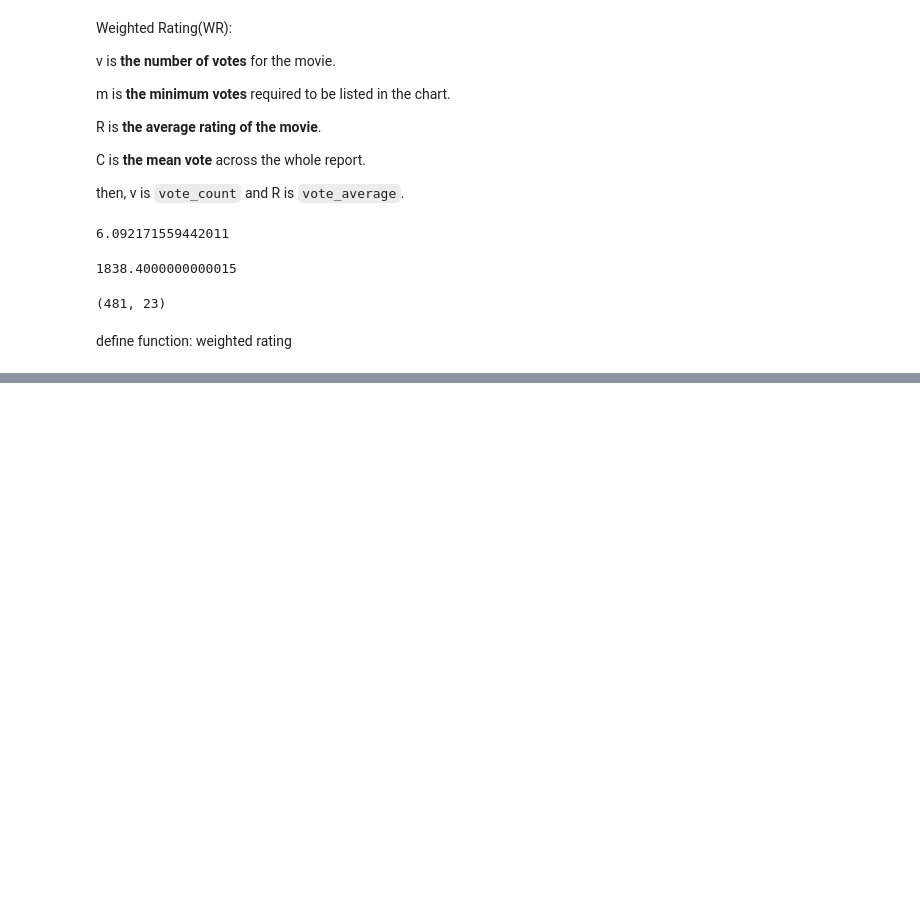
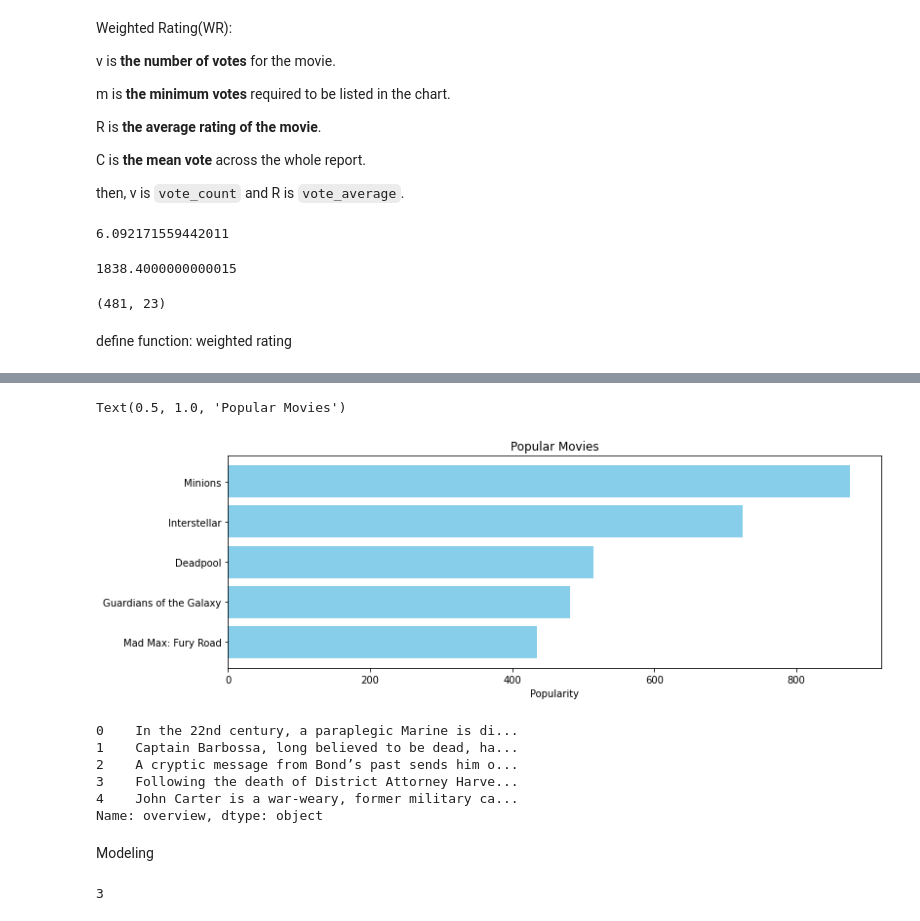
Before and after one commit to yk-Jeong/sourcecode_copy, a Jupyter notebook: 5th_study_movie_recommendation_system.ipynb, the cells around one changed output, grey strips where cells are left out. Saved outputs shown, nothing was run; the diff lists cells and outputs as text; code cells hidden in the pictures; blank space fills up the shorter version.

```diff
--- a/5th_study_movie_recommendation_system.ipynb
+++ b/5th_study_movie_recommendation_system.ipynb
@@ -95,0 +140,2 @@ q_movies['score'] = q_movies.apply()
+# %%
+pop = df2.sort_values('popularity', ascending=False) #인기도가 높은 영화부터 내림차순으로 정렬
@@ -95,0 +151,20 @@ q_movies['score'] = q_movies.apply()
+# %%
+plt.figure(figsize=(12, 4))
+plt.barh(pop['title_x'].head(), pop['popularity'].head(), align = 'center', color = 'skyblue')
+plt.gca().invert_yaxis()
+plt.xlabel("Popularity")
+plt.title("Popular Movies")
+# %% [output]
+Text(0.5, 1.0, 'Popular Movies')
+[figure, added]
+# %%
+df2['overview'].head()
+# %% [output]
+0    In the 22nd century, a paraplegic Marine is di...
+1    Captain Barbossa, long believed to be dead, ha...
+2    A cryptic message from Bond’s past sends him o...
+3    Following the death of District Attorney Harve...
+4    John Carter is a war-weary, former military ca...
+Name: overview, dtype: object
+# %% [markdown]
+Modeling
@@ -95,0 +175,6 @@ q_movies['score'] = q_movies.apply()
+# %%
+#결측치 확인 및 처리
+
+df2['overview'].isna().sum()
+# %% [output]
+3
```
Also changed, not shown: parts of 21 cells of this notebook.
